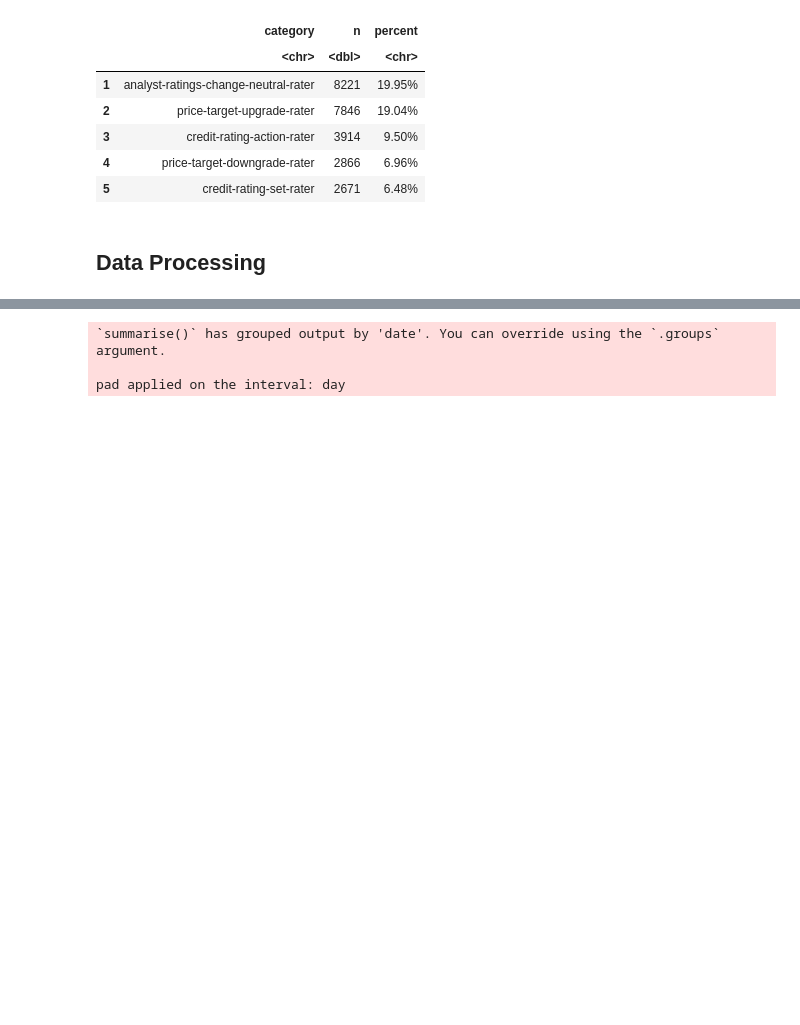
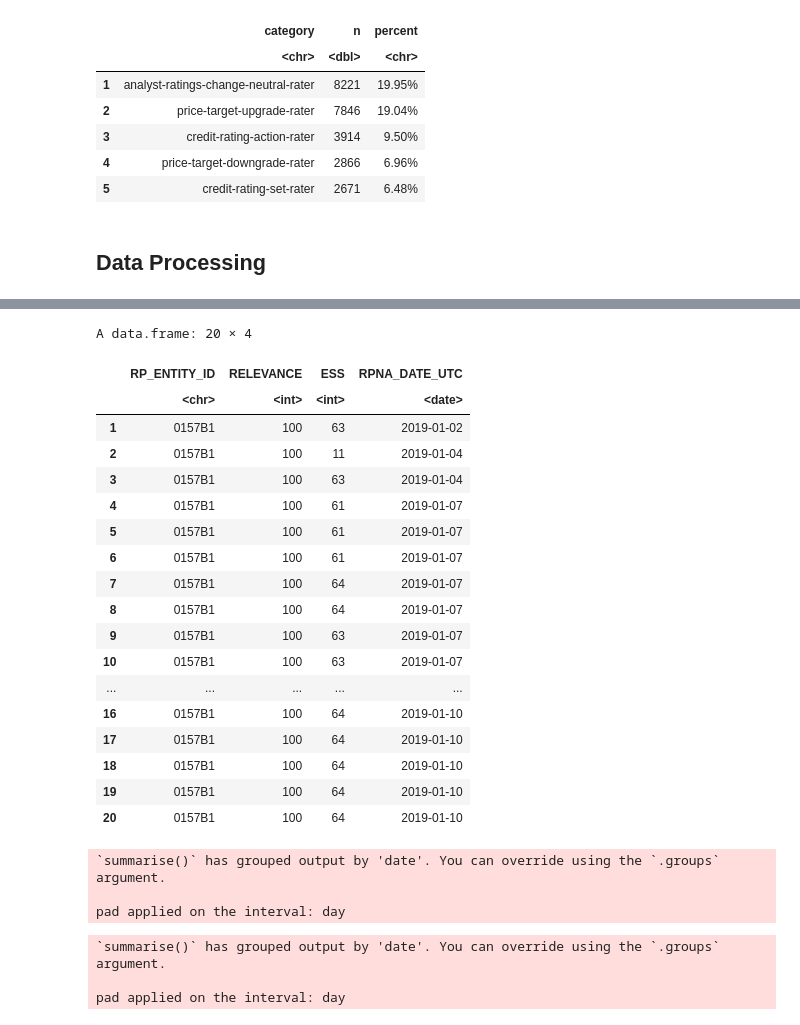
Before and after one commit to limshaocong/analyticsEdge, a Jupyter notebook: Data_Exploration.ipynb, the cells around one changed output, grey strips where cells are left out. Drawn from its saved outputs; the diff is of its cells as text; code cells hidden in the pictures; blank space fills up the shorter version.

```diff
--- a/Data_Exploration.ipynb
+++ b/Data_Exploration.ipynb
@@ -328,3 +351,46 @@ rp.pr.2021$rpna_date_utc = mdy(rp.pr.2021$rpna_date_utc)
+# %%
+faang$RPNA_DATE_UTC = dmy(faang$RPNA_DATE_UTC)
+head(faang,20)
+# %% [output]
+A data.frame: 20 × 4
+|  | RP_ENTITY_ID | RELEVANCE | ESS | RPNA_DATE_UTC |
+|  | <chr> | <int> | <int> | <date> |
+| 1 | 0157B1 | 100 | 63 | 2019-01-02 |
+| 2 | 0157B1 | 100 | 11 | 2019-01-04 |
+| 3 | 0157B1 | 100 | 63 | 2019-01-04 |
+| 4 | 0157B1 | 100 | 61 | 2019-01-07 |
+| 5 | 0157B1 | 100 | 61 | 2019-01-07 |
+| 6 | 0157B1 | 100 | 61 | 2019-01-07 |
+| 7 | 0157B1 | 100 | 64 | 2019-01-07 |
+| 8 | 0157B1 | 100 | 64 | 2019-01-07 |
+| 9 | 0157B1 | 100 | 63 | 2019-01-07 |
+| 10 | 0157B1 | 100 | 63 | 2019-01-07 |
+| ... | ... | ... | ... | ... |
+| 16 | 0157B1 | 100 | 64 | 2019-01-10 |
+| 17 | 0157B1 | 100 | 64 | 2019-01-10 |
+| 18 | 0157B1 | 100 | 64 | 2019-01-10 |
+| 19 | 0157B1 | 100 | 64 | 2019-01-10 |
+| 20 | 0157B1 | 100 | 64 | 2019-01-10 |
+# %%
+tickers = list("AAPL", "AMZN", "FB", "GOOGL", "NFLX")
+
+faang %>% rename(date = RPNA_DATE_UTC, rp_entity_id = RP_ENTITY_ID) %>%
+          left_join(y = rp.company.index,
+                by = "rp_entity_id") %>%
+          filter(ticker %in% tickers) %>%
+          select(ticker, date, ESS) %>%
+          group_by(date, ticker) %>% # Treat $rpna_date_utc and $rp_entity_id as a combination
+            summarize(newssentiment = mean(ESS, na.rm = TRUE), # Take simple mean of ess for each combination
+                      newsmentions = n()) %>%
+            ungroup() %>%
+            group_by(ticker) %>%
+            pad(start_val = as.Date("2019-01-01"), end_val = as.Date("2021-08-30")) %>%
+            replace_na(list(newsmentions = 0, newssentiment = 50)) %>%
+            write.csv("news.csv", row.names = FALSE)
+# %% [output]
+`summarise()` has grouped output by 'date'. You can override using the `.groups` argument.
+
+pad applied on the interval: day
 # %%
 tickers = list("AAPL", "AMZN", "FB", "NFLX", "GOOGL")
 
```
Also changed, not shown: parts of 3 cells of this notebook.
